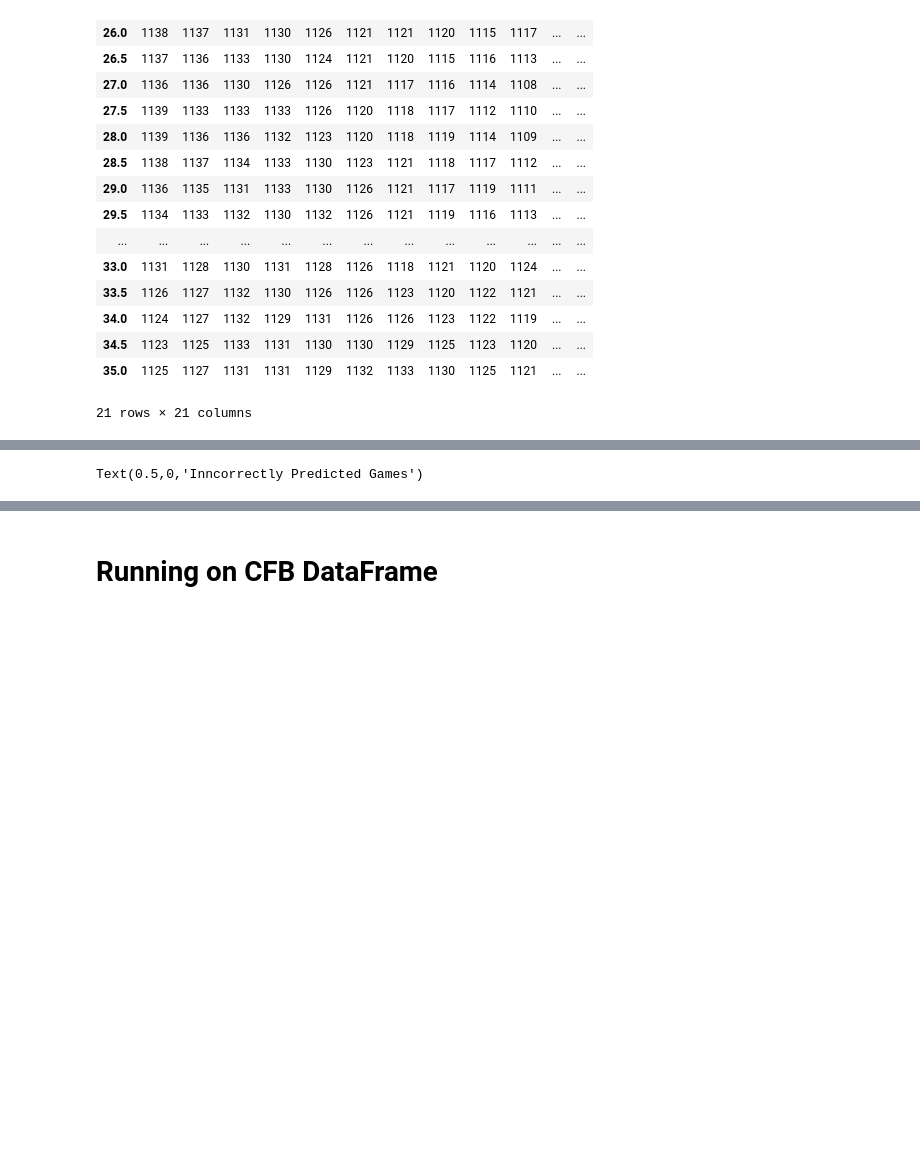
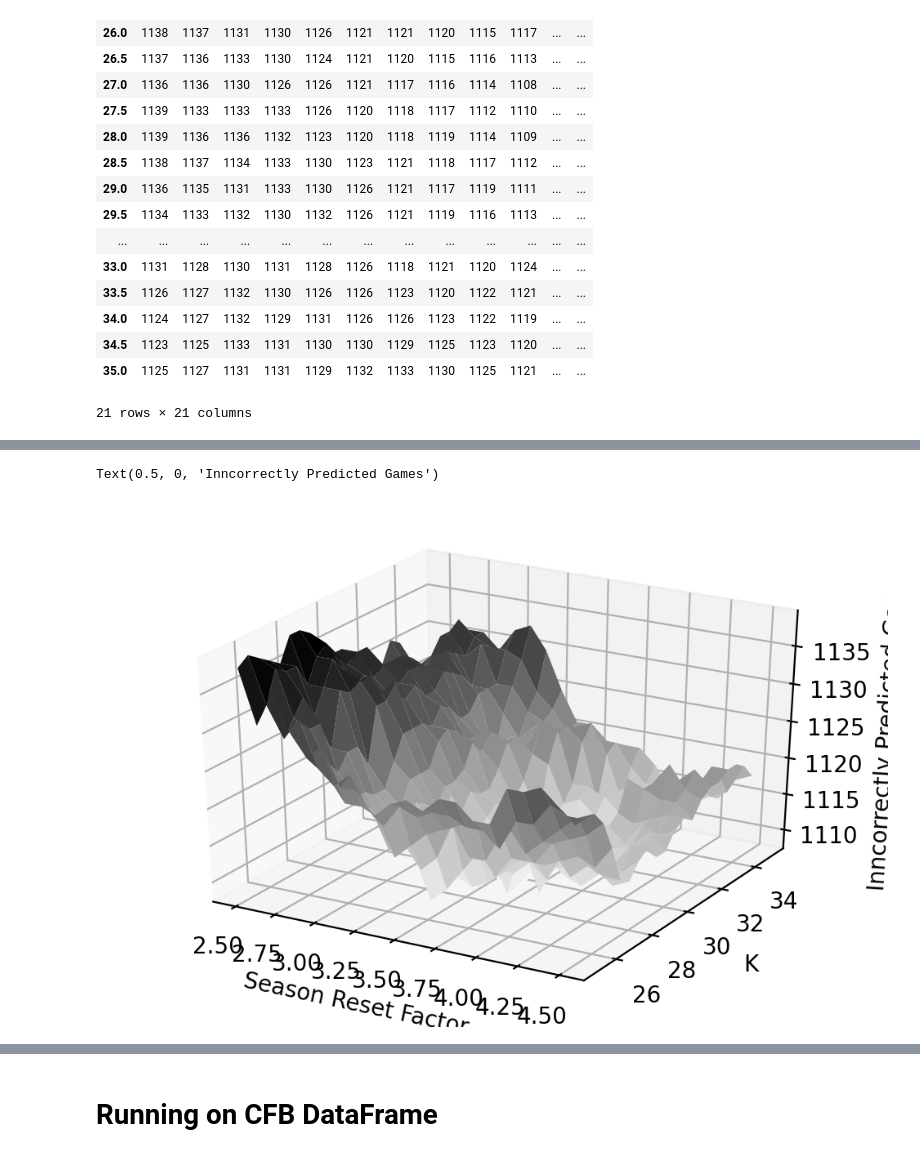
Before and after one commit to RyanAugust/elo, a Jupyter notebook: elo_testing.ipynb, the cells around one changed output, grey strips where cells are left out. Saved outputs shown, nothing was run; the diff lists cells and outputs as text; code cells hidden in the pictures; blank space fills up the shorter version.

```diff
--- a/elo_testing.ipynb
+++ b/elo_testing.ipynb
@@ -91,7 +93,7 @@ ms_
 | 35.0 | 1125 | 1127 | 1131 | 1131 | 1129 | 1132 | 1133 | 1130 | 1125 | 1121 | ... | ... |
 21 rows × 21 columns
 # %%
-fig = plt.figure()
+fig = plt.figure(dpi=200)
 ax = fig.add_subplot(111, projection='3d')
 
 x = ms_.columns.tolist()
@@ -100,7 +102,7 @@ X, Y = np.meshgrid(x, y)
 z = ms_
 
 # Plot the surface
-ax.plot_surface(X, Y, z,cmap='binary', )
+ax.plot_surface(X, Y, z,cmap='binary' )
 ax.set_xlabel('Season Reset Factor')
 ax.set_ylabel('K')
 ax.set_zlabel('Inncorrectly Predicted Games')
@@ -110 +110,2 @@ ax.set_zlabel('Inncorrectly Predicted Games')
-Text(0.5,0,'Inncorrectly Predicted Games')
+Text(0.5, 0, 'Inncorrectly Predicted Games')
+[figure, added]
```
Also changed, not shown: parts of 27 cells of this notebook.
